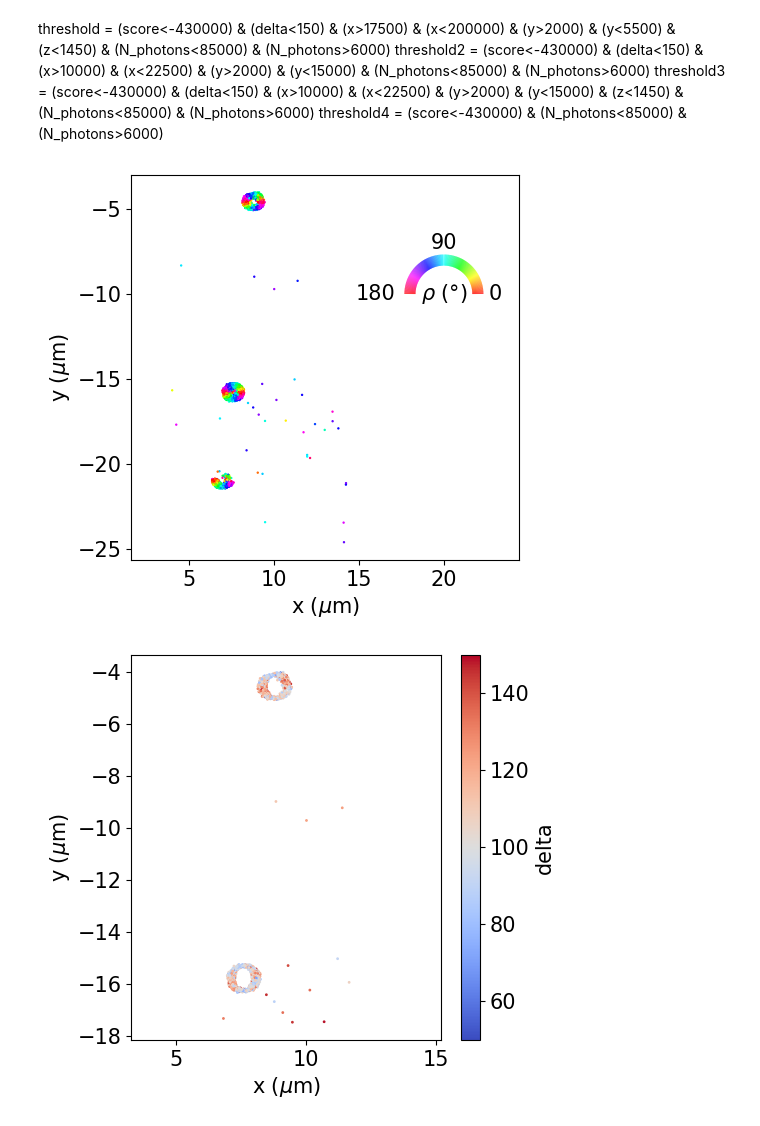
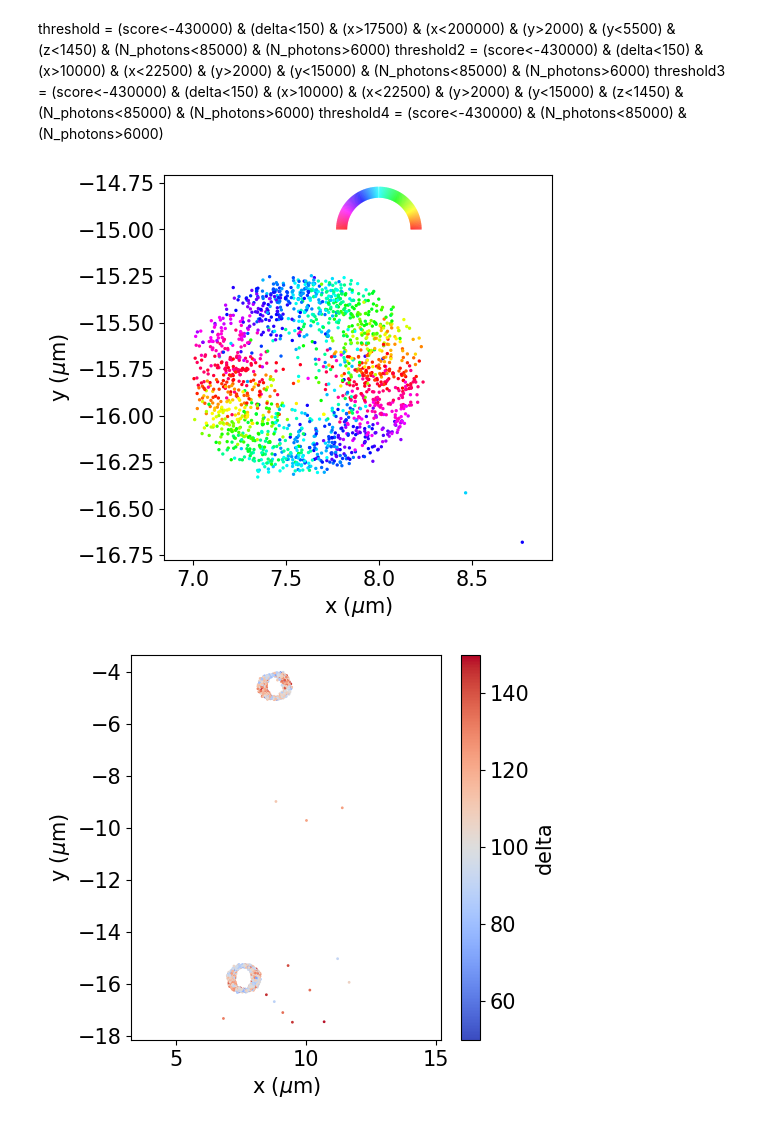
Before and after one commit to aautric/4polarMFM_these, a Jupyter notebook: notebooks_experimental_SLB_1um_janvier_2026/analyse_experimental results.ipynb, the cells around one changed output. Drawn from its saved outputs; the diff is of its cells as text; code cells hidden in the pictures.

```diff
--- a/notebooks_experimental_SLB_1um_janvier_2026/analyse_experimental results.ipynb
+++ b/notebooks_experimental_SLB_1um_janvier_2026/analyse_experimental results.ipynb
@@ -49,8 +49,8 @@ Text(0, 0.5, 'Occurences')
 # %%
 loss_thresh = -300000
-mask1 = (score<loss_thresh) & (delta<150) & (N_photons>2000) & (N_photons<9000) & (z<1000) & (z>100)
+maskdelta = (score<loss_thresh) & (N_photons>2000) & (N_photons<9000) & (z<1000) & (z>100)
+mask1 = (score<loss_thresh) & (delta<150) & (N_photons>2000) & (N_photons<9000) & (z<1000) & (z>100) & (x>7000) & (x<9000) & (y>-17000) & (y<-14000)
 zoom = (score<loss_thresh) & (delta<150) & (N_photons>2000) & (N_photons<9000) & (x>5000) & (x<12000) & (y>-18000) & (y<-4000) & (z<500) & (z>100)
-bille1 = (score<loss_thresh) & (delta<150) & (N_photons>2000) & (N_photons<9000) & (x>6800) & (x<8300) & (y>-16500) & (y<-15250) & (z<1000) & (z>100)
 # %% [markdown]
 threshold = (score<-430000) & (delta<150) & (x>17500) & (x<200000) & (y>2000) & (y<5500) & (z<1450) & (N_photons<85000) & (N_photons>6000)
 threshold2 = (score<-430000) & (delta<150) & (x>10000) & (x<22500) & (y>2000) & (y<15000) & (N_photons<85000) & (N_photons>6000)
@@ -63,40 +63,42 @@ plt.rcParams.update({'font.size': 15})
 hues = rho[mask1] / 180.0
 hsv_colors = np.stack((hues, np.ones_like(hues), np.ones_like(hues)), axis=1)
 rgb_colors = hsv_to_rgb(hsv_colors)
-plt.scatter(x[mask1]/1000, y[mask1]/1000, c=rgb_colors, s=0.5)
+plt.scatter(x[mask1]/1000, y[mask1]/1000, c=rgb_colors, s=2)
 plt.axis('equal')
 #plt.xlim((10000, 22500))
 #plt.ylim((2200, 14000))
 plt.xlabel('x ($\\mu$m)')
 plt.ylabel('y ($\\mu$m)')
 
 # Half-circle colorbar rotated 90° clockwise
-center_x, center_y = 20, -10
-radius = 2
+center_x, center_y = 8, -15
+radius = 0.2
 angles = np.linspace(0, np.pi, 200)  # rotated arc
 for i in range(len(angles)-1):
     theta1, theta2 = angles[i], angles[i+1]
     hue = (np.degrees(theta1)) / 180.0  # Map to 0-1 range
     color = hsv_to_rgb([hue, 1, 1])
     arc_x = [center_x + radius * np.cos(theta1), center_x + radius * np.cos(theta2)]
     arc_y = [center_y + radius * np.sin(theta1), center_y + radius * np.sin(theta2)]
     plt.plot(arc_x, arc_y, color=color, lw=8, solid_capstyle='butt')
 
 # Tick labels with offset
+'''
 tick_angles = [180, 90, 0]  # Corresponding to hue range
 label_offset = [-6.,1, -5]
 plt.text(center_x, center_y, "$\\rho$ ($\\degree$)", ha='center', va='center', fontsize=15)
 for i, ang in enumerate(tick_angles):
     rad = np.radians(ang)
     tx = center_x + (radius + label_offset[i]) * np.cos(np.pi-rad)
     ty = center_y + (radius + label_offset[i]) * np.sin(np.pi-rad)
     plt.text(tx, ty, f"{(ang)}", ha='center', va='center', fontsize=15)
+'''
 #plt.xlim((6, 13.5))
 #plt.ylim((12.8, 18.5))
-#plt.savefig("imE.png", format="png")
+plt.savefig("rho.svg", format="svg")
 plt.show()
 # %% [output]
-[figure, old version]
+[figure, new version]
 # %%
 vals = delta[zoom]
 
```
Also changed, not shown: parts of 15 cells of this notebook, 2 other files.
